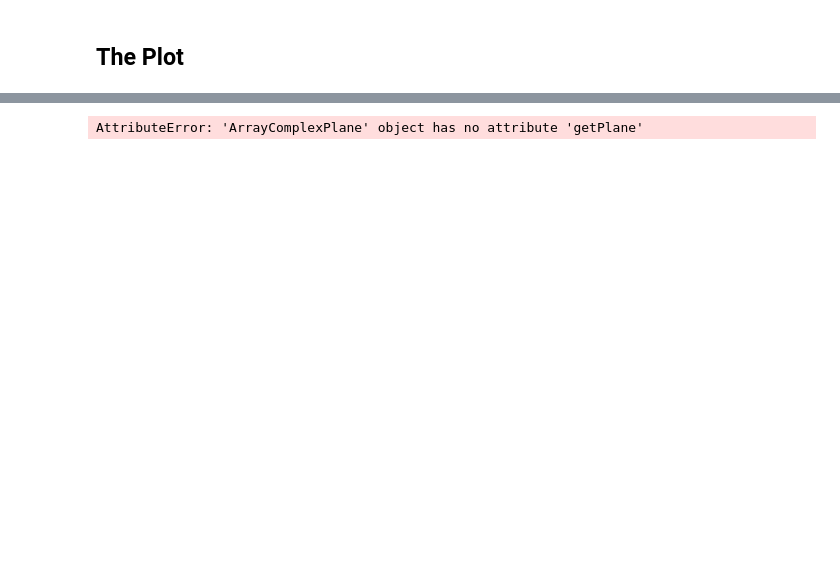
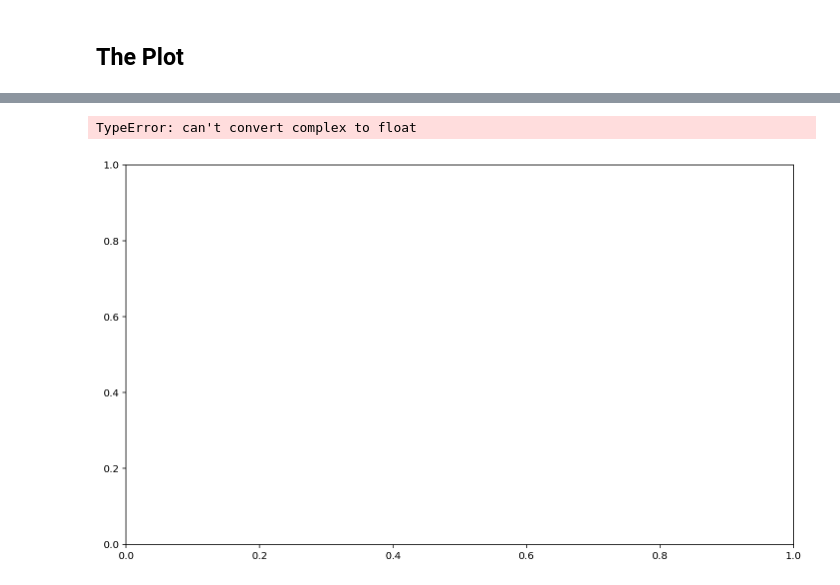
Before and after one commit to chapman-cs510-2017f/cw-06-cw05-tim-evan, a Jupyter notebook: cplane-np.ipynb, the cells around one changed output, grey strips where cells are left out. Cells and saved outputs as stored; diff of their text form; code cells hidden in the pictures; blank space fills up the shorter version.

```diff
--- a/cplane-np.ipynb
+++ b/cplane-np.ipynb
@@ -193,4 +228,7 @@ myPlane.printPlane()
 # %%
-fig = plt.plot(myPlane.getPlane())
+fig = plt.figure(1)
+plt.plot(myPlane.getPlane())
+plt.show(fig)
 # %% [output]
-AttributeError: 'ArrayComplexPlane' object has no attribute 'getPlane'
+TypeError: can't convert complex to float
+[figure, added]
```
Also changed, not shown: parts of 11 cells of this notebook.
